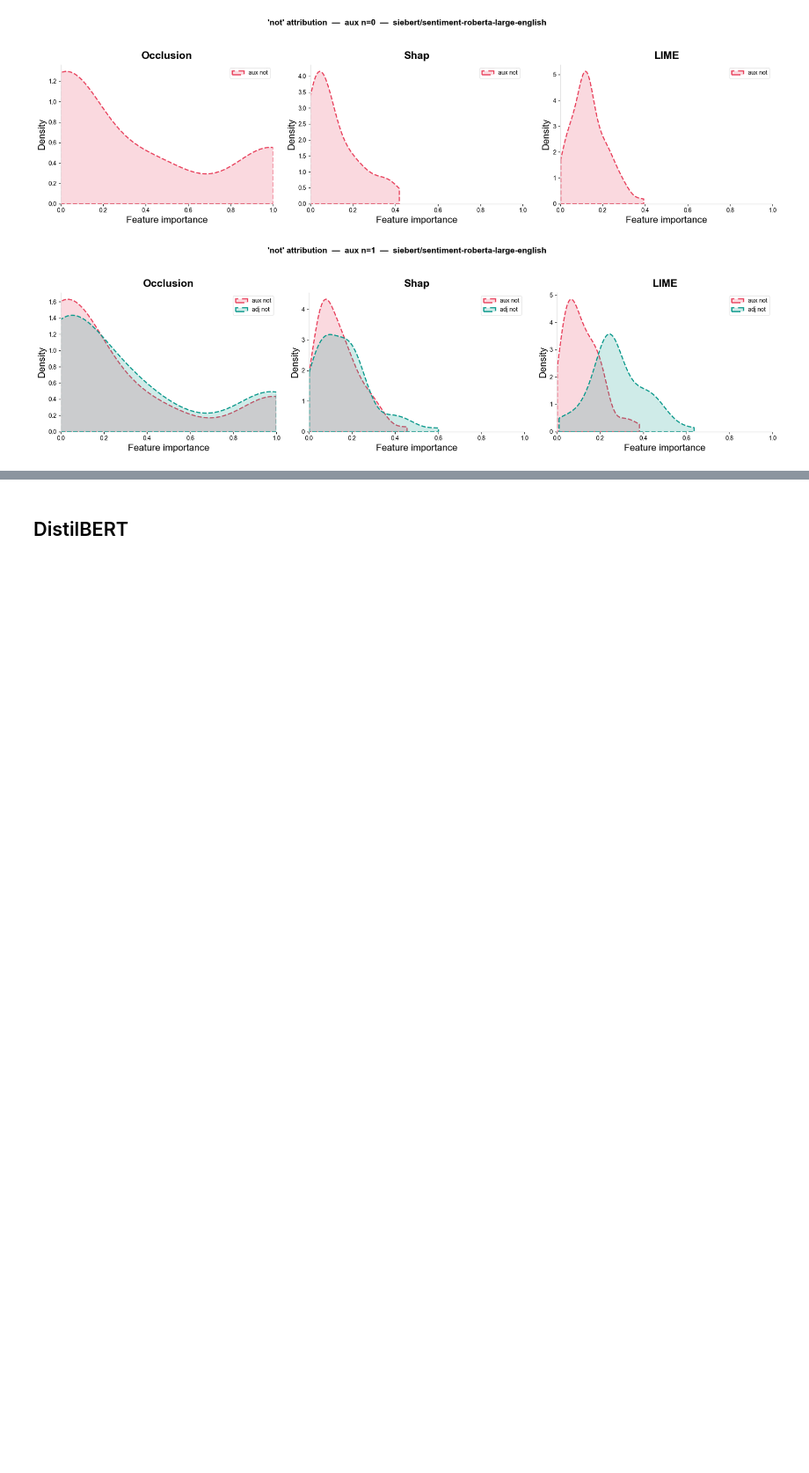
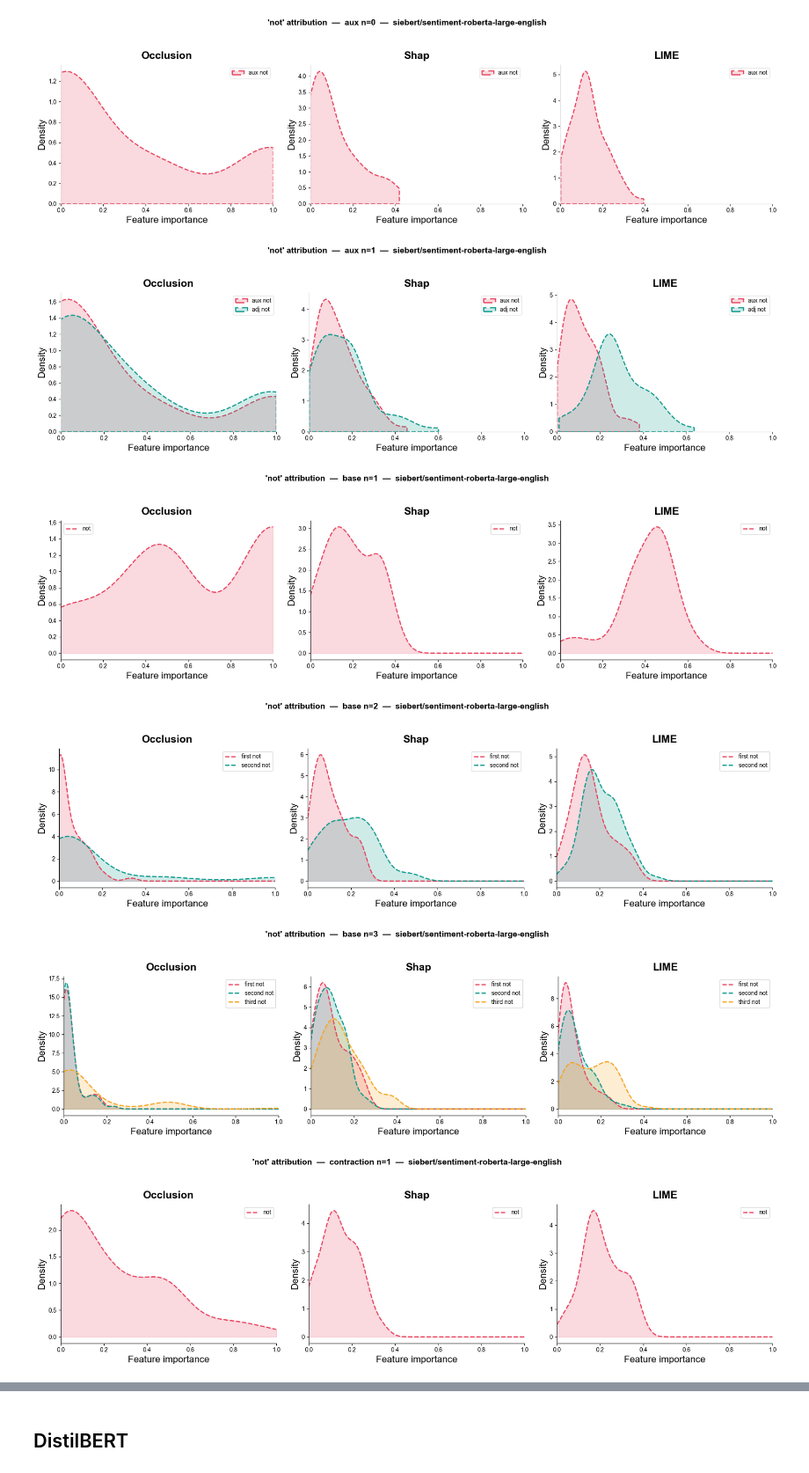
Before and after one commit to elenipapadopulos/xai-nlp, a Jupyter notebook: Experiments.ipynb, the cells around one changed output, grey strips where cells are left out. Shown at 88% size. Drawn from its saved outputs; the diff is of its cells as text; code cells hidden in the pictures; blank space fills up the shorter version.

Commit message:
normalized plots

```diff
--- a/Experiments.ipynb
+++ b/Experiments.ipynb
@@ -85,6 +85,49 @@ def plot_not_attribution(model_name):
         plt.show()
 
 MODELS = {"roberta": "siebert/sentiment-roberta-large-english", "distilbert": "distilbert-base-uncased-finetuned-sst-2-english"}
+# %%
+def plot_not_attribution_normalized(model_name):
+    results_root = PROJECT_ROOT / "results" / model_name
+
+    for folder, filename, label, positions in CONFIGS:
+        fig, axes = plt.subplots(1, 3, figsize=(18, 5))
+        fig.suptitle(f"'not' attribution  —  {label}  —  {model_name}",
+                     fontweight="bold", color="black", y=1.02)
+
+        for ax, method in zip(axes, METHODS):
+            ax.set_title(method, fontweight="bold", pad=10)
+            ax.set_xlabel("Feature importance")
+            ax.set_ylabel("Density")
+            ax.spines["top"].set_visible(False)
+            ax.spines["right"].set_visible(False)
+
+            path = results_root / method / folder / f"{filename}.pkl"
+            if not path.exists():
+                print(f"Missing: {path}")
+                continue
+
+            with open(path, "rb") as f:
+                distrib = pickle.load(f)
+
+            x = np.linspace(0, 1, 2000)
+            for j, (pos, pos_label) in enumerate(positions.items()):
+                scores = [arr[pos] for arr in distrib]
+                kde    = gaussian_kde(scores)
+                p      = kde(x)
+                p     /= np.trapz(p, x)
+                ax.plot(x, p, color=PALETTE[j], linestyle="--", linewidth=2, label=pos_label)
+                ax.fill_between(x, p, alpha=0.2, color=PALETTE[j])
+
+            ax.legend()
+            ax.set_xlim(0, 1)
+
+        plt.tight_layout()
+        os.makedirs(f"plots/normalized/{model_name}", exist_ok=True)
+        plt.savefig(f"plots/normalized/{model_name}/{label.replace(' ', '_')}.png", facecolor="white")
+        plt.show()
+
+
+MODELS = {"roberta": "siebert/sentiment-roberta-large-english", "distilbert": "distilbert-base-uncased-finetuned-sst-2-english"}
 # %%
 from scipy.stats import gaussian_kde
 import pandas as pd
@@ -236,3 +279,10 @@ plot_not_attribution(MODELS["roberta"])
 [figure]
 [figure]
 [figure]
+# %%
+plot_not_attribution_normalized(MODELS["roberta"])
+# %% [output]
+[figure, added]
+[figure, added]
+[figure, added]
+[figure, added]
```
Also changed, not shown: parts of 2 cells of this notebook, 17 other files.
